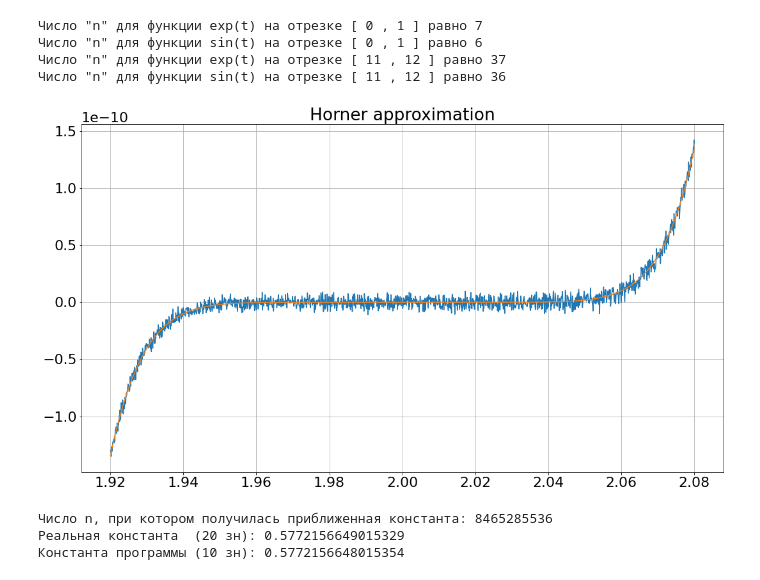
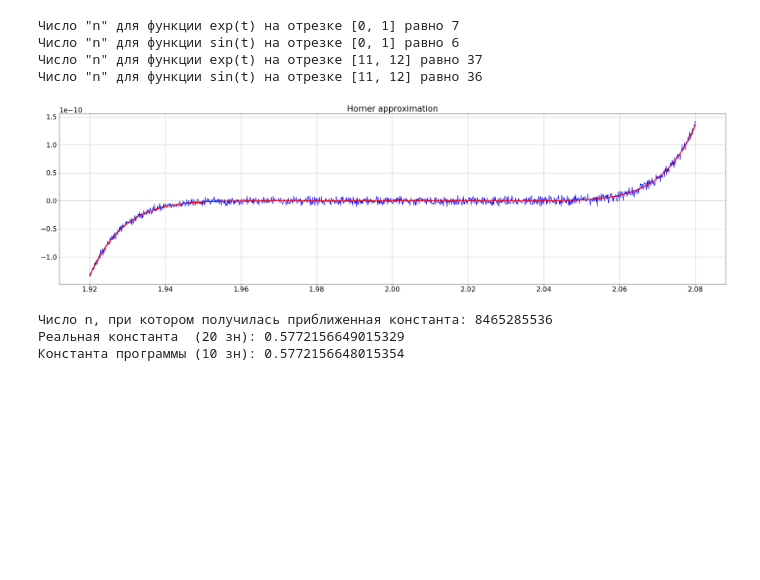
Before and after one commit to uf00led/comp_math, a Jupyter notebook: HW_1/Chapter_1.ipynb, the cells around one changed output. Drawn from its saved outputs; the diff is of its cells as text; code cells hidden in the pictures; blank space fills up the shorter version.

```diff
--- a/HW_1/Chapter_1.ipynb
+++ b/HW_1/Chapter_1.ipynb
@@ -12,12 +12,12 @@ def MacAppr(func, var, interval, error):
     for t_current in np.arange(interval[0], interval[1] + error, error):
         while (True):
             m_series = 0
-            for m in range(limit_n): m_series += (sp.diff(func, var, m)).evalf(subs={var:0}) * t_current**m / math.factorial(m)
+            m_series = sum((sp.diff(func, var, m)).evalf(subs={var:0}) * t_current**m / math.factorial(m) for m in range(limit_n))
 
             if (abs(func.evalf(subs={var:t_current}) - m_series) < error): break
             else: limit_n += 1
 
-    print('Число \"n\" для функции', func, 'на отрезке [', interval[0], ',', interval[1], '] равно', limit_n)
+    print('Число \"n\" для функции ', func, ' на отрезке [', interval[0], ', ', interval[1], '] равно ', limit_n, sep = '')
 
 
 def main():
@@ -33,46 +33,48 @@ def main():
 if __name__ == "MacLaren":
     main()
 # %% [output]
-Число "n" для функции exp(t) на отрезке [ 0 , 1 ] равно 7
-Число "n" для функции sin(t) на отрезке [ 0 , 1 ] равно 6
-Число "n" для функции exp(t) на отрезке [ 11 , 12 ] равно 37
-Число "n" для функции sin(t) на отрезке [ 11 , 12 ] равно 36
+Число "n" для функции exp(t) на отрезке [0, 1] равно 7
+Число "n" для функции sin(t) на отрезке [0, 1] равно 6
+Число "n" для функции exp(t) на отрезке [11, 12] равно 37
+Число "n" для функции sin(t) на отрезке [11, 12] равно 36
 # %%
 import matplotlib.pyplot as plot
 import numpy as np
 
 __name__ = "Horner"
 
 def Horner(poly_coef, n, x):
     result = poly_coef[0]
     for i in range(1, n): result = result * x + poly_coef[i]
     return result
 
 def main():
     #Input Data
     polynom  = [1, -18, 144, -672, 2016, -4032, 5376, -4608, 2304, -512]
     interval = [1.92, 2.08]
     step     = 10 ** (-4)
 
     x_array  = np.arange(interval[0], interval[1] + step, step)
 
     #Values
     horner_value = Horner(polynom, len(polynom), x_array)
     poly_value   = (x_array - 2)**9
 
-    #Graphs
-    plot.figure(figsize = (18, 10))
+    #Graphs appearance
+    plot.figure(figsize = (38, 10))
     plot.title('Horner approximation')
     plot.rc('font', **{'size' : 22})
-    plot.plot(x_array, horner_value)
-    plot.plot(x_array, poly_value)
     plot.grid()
+
+    #Graph data
+    plot.plot(x_array, horner_value, color = 'blue')
+    plot.plot(x_array, poly_value, color = 'red', linewidth = 3)
     plot.show()
 
 if __name__ == "Horner":
     main()
 # %% [output]
-[figure, old version]
+[figure, new version]
 # %%
 import math
 
```
Also changed, not shown: 2 other files.
